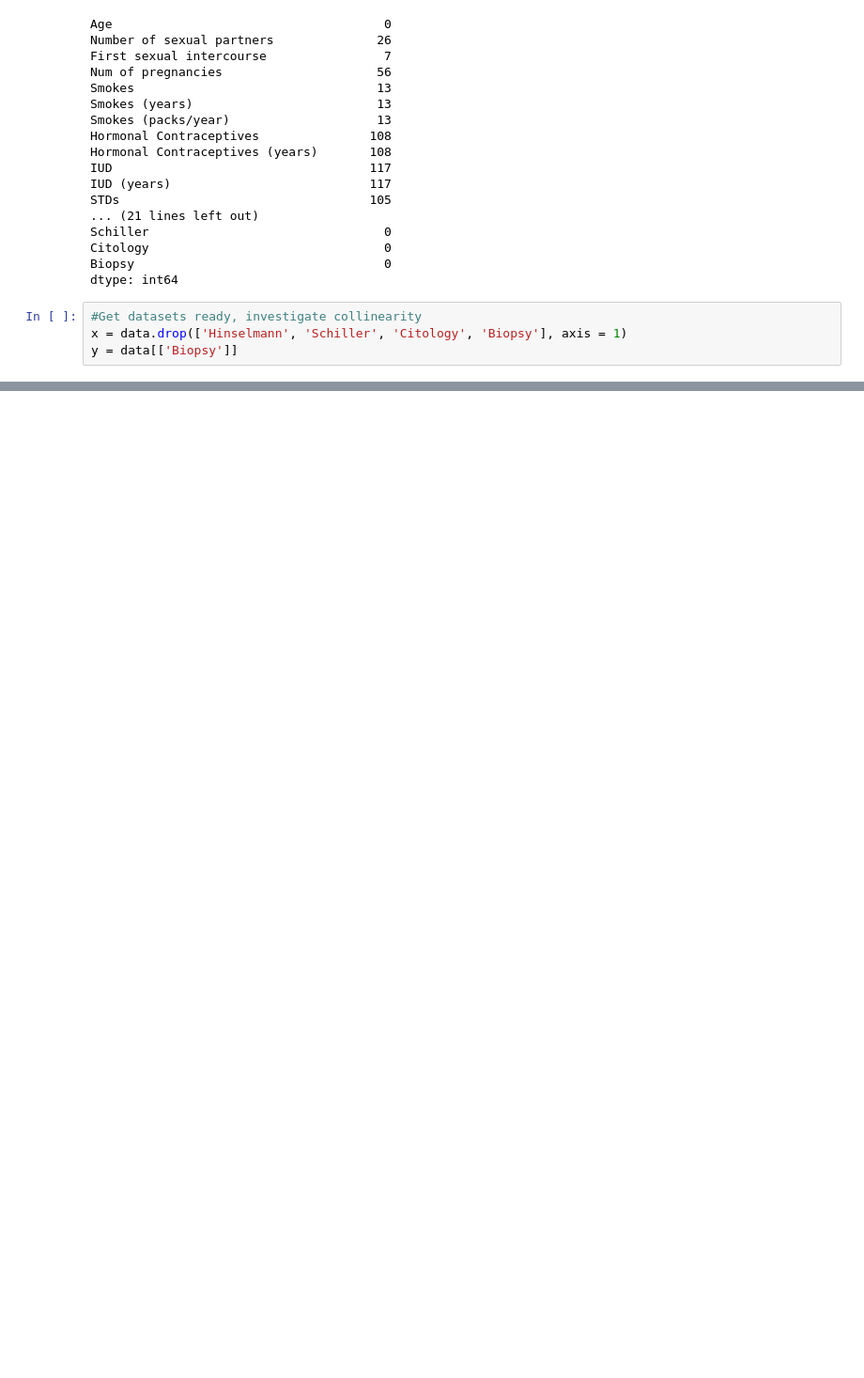
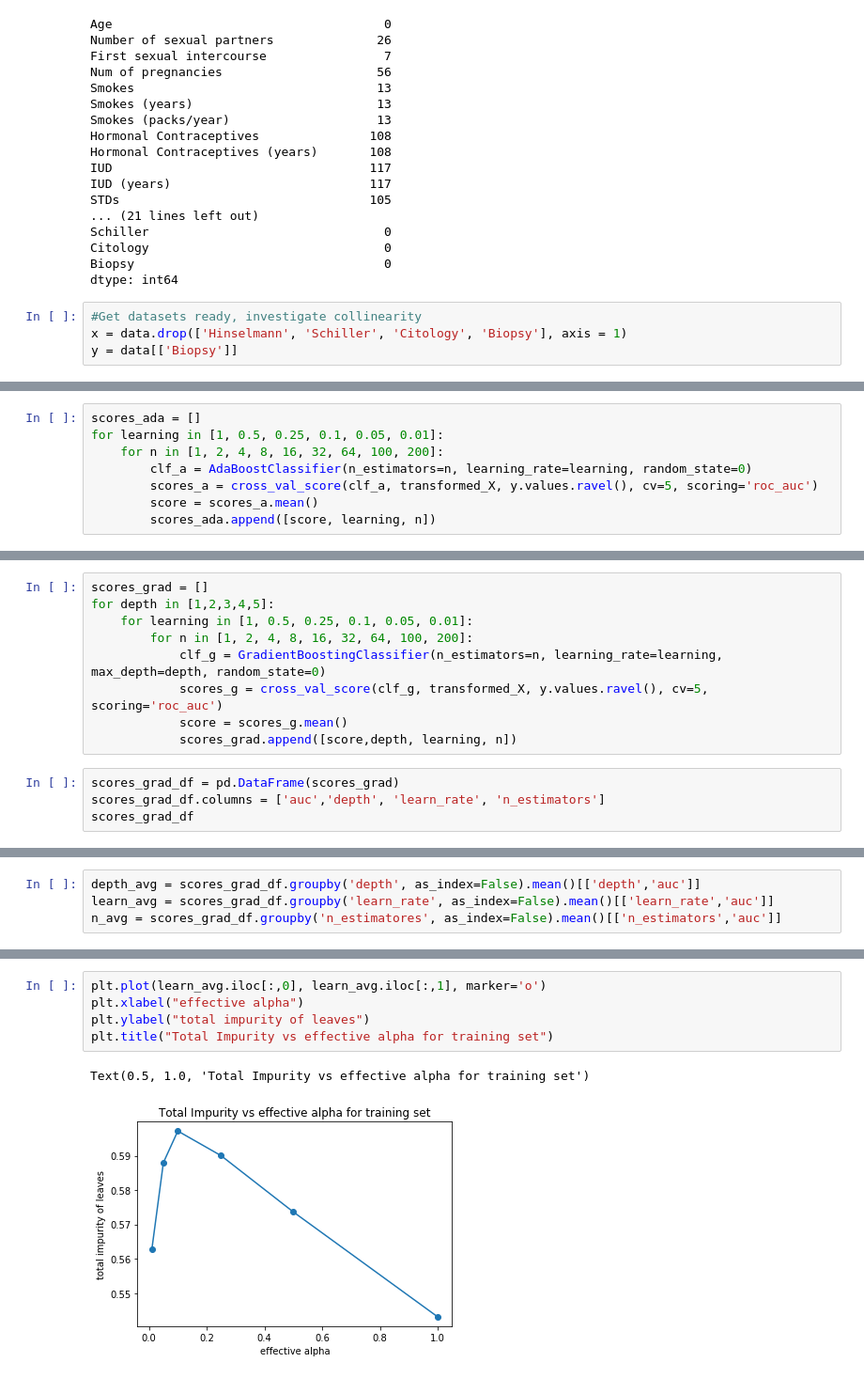
Before and after one commit to kathyxiong/stat_learning_case_study, a Jupyter notebook: freyder_classification_boosting.ipynb, the cells around one changed output, grey strips where cells are left out. Shown at 94% size. Drawn from its saved outputs; the diff is of its cells as text; blank space fills up the shorter version.

Commit message:
Classification boosting and ppt

```diff
--- a/freyder_classification_boosting.ipynb
+++ b/freyder_classification_boosting.ipynb
@@ -58,0 +46,8 @@ array([0.88953488, 0.91860465, 0.91860465, 0.92982456, 0.9005848 ])
+# %%
+scores_ada = []
+for learning in [1, 0.5, 0.25, 0.1, 0.05, 0.01]:
+    for n in [1, 2, 4, 8, 16, 32, 64, 100, 200]:
+        clf_a = AdaBoostClassifier(n_estimators=n, learning_rate=learning, random_state=0)
+        scores_a = cross_val_score(clf_a, transformed_X, y.values.ravel(), cv=5, scoring='roc_auc')
+        score = scores_a.mean()
+        scores_ada.append([score, learning, n])
@@ -58,0 +102,13 @@ array([0.88953488, 0.91860465, 0.91860465, 0.92982456, 0.9005848 ])
+# %%
+scores_grad = []
+for depth in [1,2,3,4,5]:
+    for learning in [1, 0.5, 0.25, 0.1, 0.05, 0.01]:
+        for n in [1, 2, 4, 8, 16, 32, 64, 100, 200]:
+            clf_g = GradientBoostingClassifier(n_estimators=n, learning_rate=learning, max_depth=depth, random_state=0)
+            scores_g = cross_val_score(clf_g, transformed_X, y.values.ravel(), cv=5, scoring='roc_auc')
+            score = scores_g.mean()
+            scores_grad.append([score,depth, learning, n])
+# %%
+scores_grad_df = pd.DataFrame(scores_grad)
+scores_grad_df.columns = ['auc','depth', 'learn_rate', 'n_estimators']
+scores_grad_df
@@ -58,0 +134,4 @@ array([0.88953488, 0.91860465, 0.91860465, 0.92982456, 0.9005848 ])
+# %%
+depth_avg = scores_grad_df.groupby('depth', as_index=False).mean()[['depth','auc']]
+learn_avg = scores_grad_df.groupby('learn_rate', as_index=False).mean()[['learn_rate','auc']]
+n_avg = scores_grad_df.groupby('n_estimatores', as_index=False).mean()[['n_estimators','auc']]
@@ -58,0 +167,8 @@ array([0.88953488, 0.91860465, 0.91860465, 0.92982456, 0.9005848 ])
+# %%
+plt.plot(learn_avg.iloc[:,0], learn_avg.iloc[:,1], marker='o')
+plt.xlabel("effective alpha")
+plt.ylabel("total impurity of leaves")
+plt.title("Total Impurity vs effective alpha for training set")
+# %% [output]
+Text(0.5, 1.0, 'Total Impurity vs effective alpha for training set')
+[figure, added]
```
Also changed, not shown: parts of 16 cells of this notebook, 1 other file.
